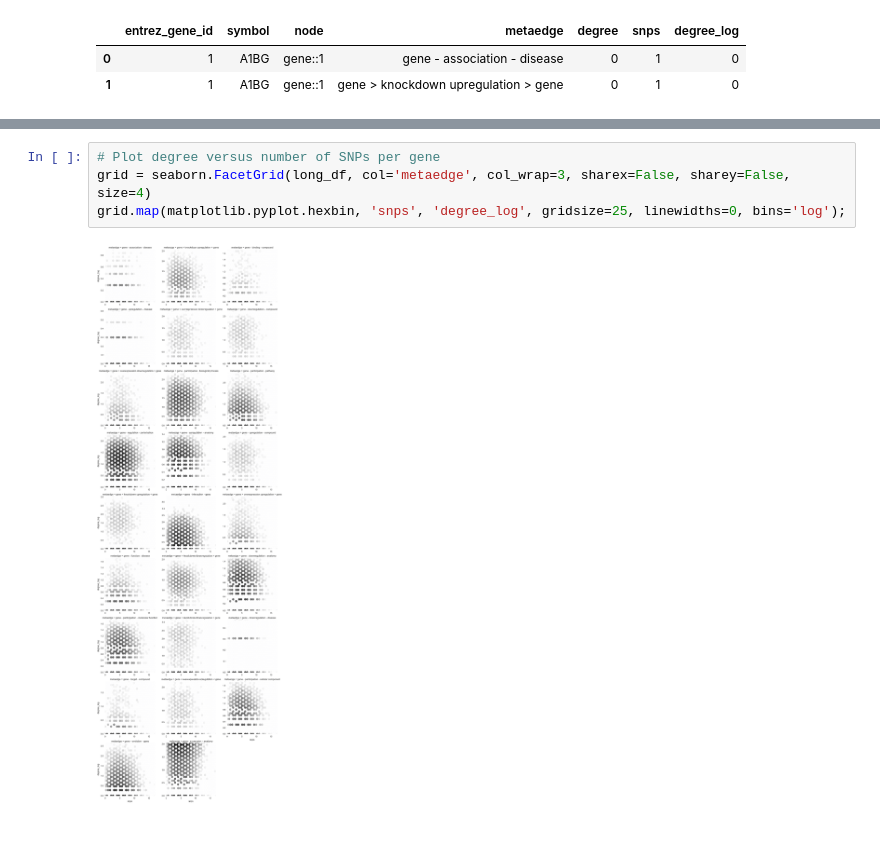
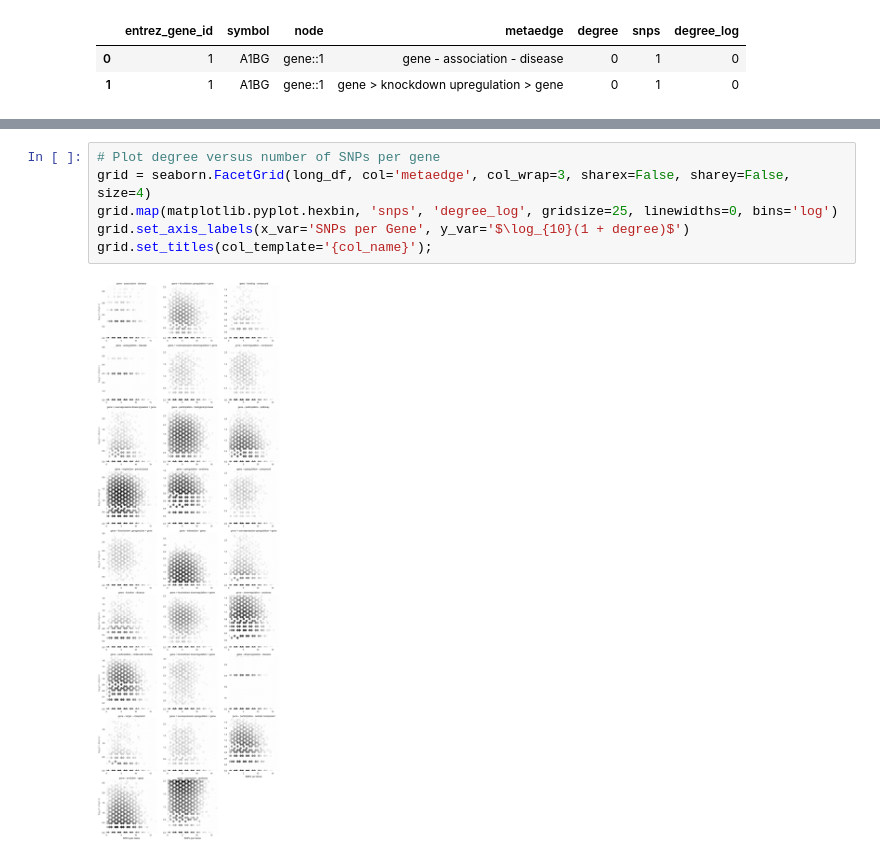
Before and after one commit to dhimmel/snplentiful, a Jupyter notebook: snplentiful.ipynb, the cells around one changed output, grey strips where cells are left out. Drawn from its saved outputs; the diff is of its cells as text; blank space fills up the shorter version.

```diff
--- a/snplentiful.ipynb
+++ b/snplentiful.ipynb
@@ -30,6 +38,8 @@ long_df.head(2)
 # %%
 # Plot degree versus number of SNPs per gene
 grid = seaborn.FacetGrid(long_df, col='metaedge', col_wrap=3, sharex=False, sharey=False, size=4)
-grid.map(matplotlib.pyplot.hexbin, 'snps', 'degree_log', gridsize=25, linewidths=0, bins='log');
+grid.map(matplotlib.pyplot.hexbin, 'snps', 'degree_log', gridsize=25, linewidths=0, bins='log')
+grid.set_axis_labels(x_var='SNPs per Gene', y_var='$\log_{10}(1 + degree)$')
+grid.set_titles(col_template='{col_name}');
 # %% [output]
-[figure, old version]
+[figure, new version]
```
Also changed, not shown: parts of 1 cell of this notebook, 1 other file.
